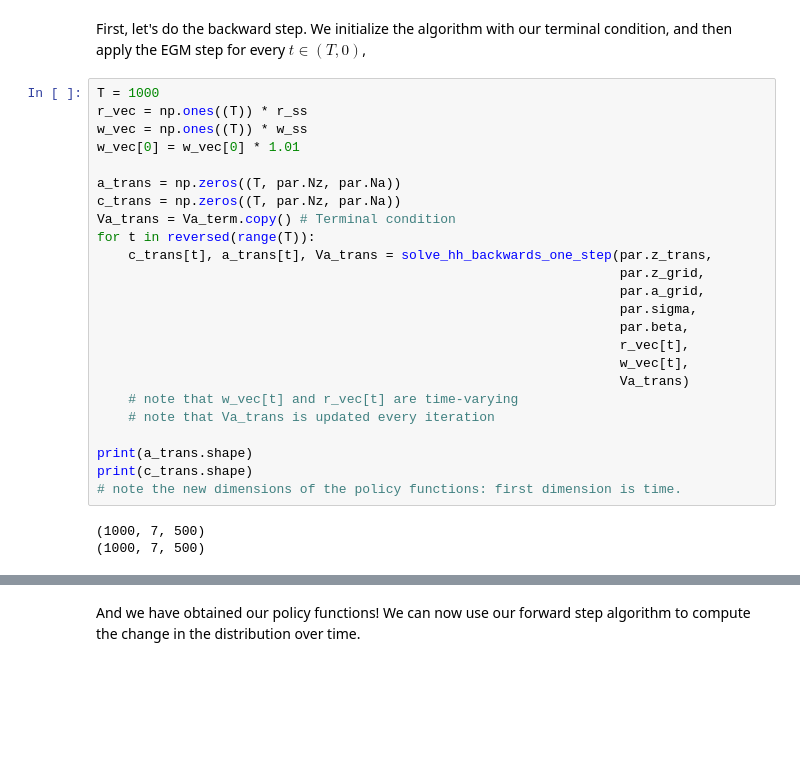
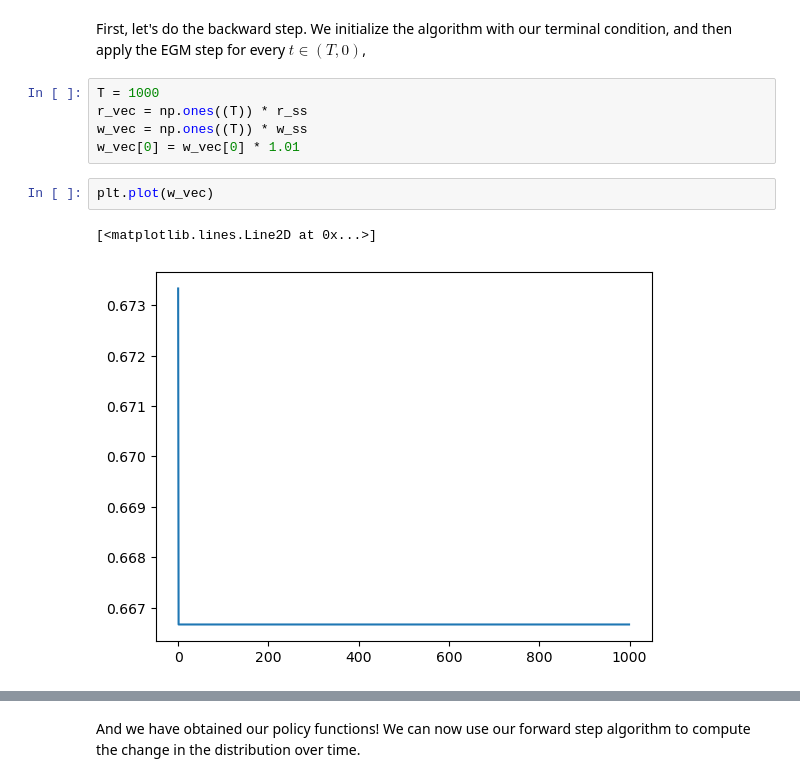
Before and after one commit to NumEconCopenhagen/AdvMacroHet, a Jupyter notebook: 05-06-Transition-Path/HANC-example/Transition-Manually.ipynb, the cells around one changed output, grey strips where cells are left out. Saved outputs shown, nothing was run; the diff lists cells and outputs as text; blank space fills up the shorter version.

```diff
--- a/05-06-Transition-Path/HANC-example/Transition-Manually.ipynb
+++ b/05-06-Transition-Path/HANC-example/Transition-Manually.ipynb
@@ -235,25 +236,8 @@ T = 1000
 r_vec = np.ones((T)) * r_ss
 w_vec = np.ones((T)) * w_ss
 w_vec[0] = w_vec[0] * 1.01
-
-a_trans = np.zeros((T, par.Nz, par.Na))
-c_trans = np.zeros((T, par.Nz, par.Na))
-Va_trans = Va_term.copy() # Terminal condition
-for t in reversed(range(T)):
-    c_trans[t], a_trans[t], Va_trans = solve_hh_backwards_one_step(par.z_trans,
-                                                                   par.z_grid,
-                                                                   par.a_grid,
-                                                                   par.sigma,
-                                                                   par.beta,
-                                                                   r_vec[t],
-                                                                   w_vec[t],
-                                                                   Va_trans)
-    # note that w_vec[t] and r_vec[t] are time-varying
-    # note that Va_trans is updated every iteration
-
-print(a_trans.shape)
-print(c_trans.shape)
-# note the new dimensions of the policy functions: first dimension is time.
-# %% [output]
-(1000, 7, 500)
-(1000, 7, 500)
+# %%
+plt.plot(w_vec)
+# %% [output]
+[<matplotlib.lines.Line2D at 0x...>]
+[figure, added]
```
Also changed, not shown: parts of 14 cells of this notebook, 5 other files.
